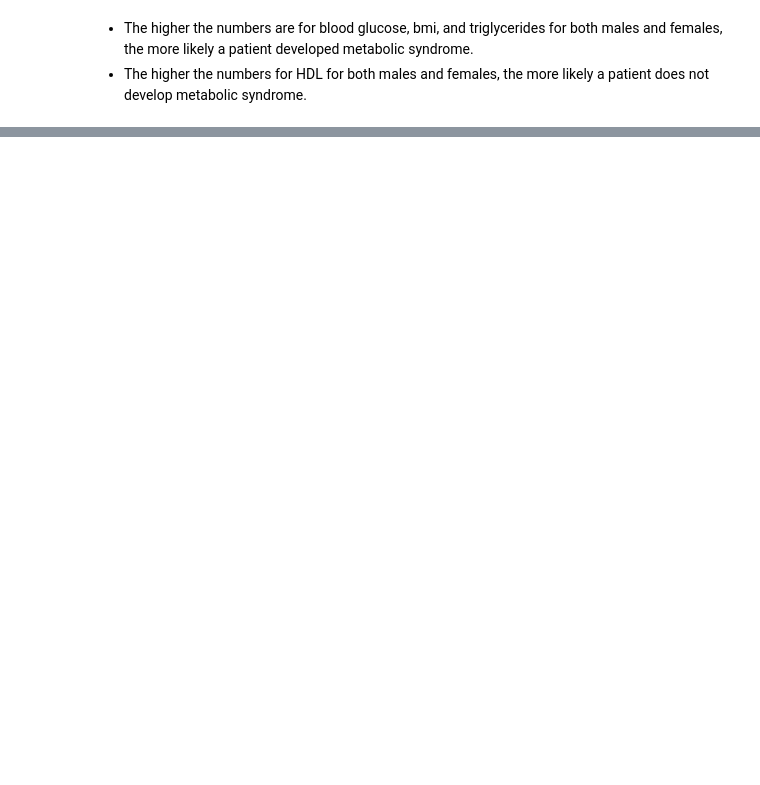
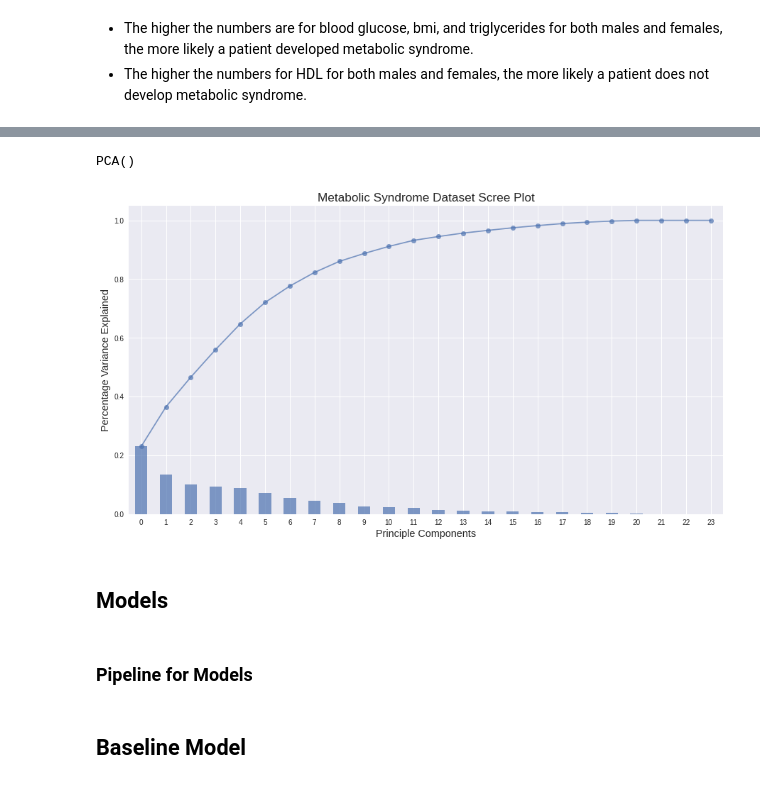
Before and after one commit to Beagan19/Classification-Metabolic-Syndrome-Prediction, a Jupyter notebook: Classification_Metabolic_Syndrome_Predictions.ipynb, the cells around one changed output, grey strips where cells are left out. Drawn from its saved outputs; the diff is of its cells as text; code cells hidden in the pictures; blank space fills up the shorter version.

Commit message:
added ml  models

```diff
--- a/Classification_Metabolic_Syndrome_Predictions.ipynb
+++ b/Classification_Metabolic_Syndrome_Predictions.ipynb
@@ -776,0 +819,4 @@ fig.tight_layout()
+# %%
+# Numeric pipeline
+numeric_pipe = make_pipeline(mean_imputer, scaler)
+numeric_pipe
@@ -776,0 +826,4 @@ fig.tight_layout()
+# %%
+# Categorical pipeline
+categorical_pipe = make_pipeline(const_imputer, ohe)
+categorical_pipe
@@ -776,0 +835,7 @@ fig.tight_layout()
+# %%
+# Tuples for Column Transformer
+number_tuple = (numeric_pipe, num_selector)
+category_tuple = (categorical_pipe, cat_selector)
+# ColumnTransformer
+preprocessor = make_column_transformer(number_tuple, category_tuple, remainder='drop')
+preprocessor
@@ -776,0 +857,32 @@ fig.tight_layout()
+# %%
+# Fit & transform data.
+scaled_df = preprocessor.fit_transform(X)
+pca = PCA()
+pca.fit(scaled_df)
+# %% [output]
+PCA()
+# %%
+plt.style.use("seaborn")
+plt.figure(figsize=(15,8))
+exp_var = pd.Series(pca.explained_variance_ratio_)
+
+exp_var.plot(kind="bar", alpha=0.7) # plot bar chart
+
+# Calculate the amount of variance explained added by each additional component
+total = 0
+var_ls = []
+for x in exp_var:
+    total = total+x
+    var_ls.append(total)
+
+pd.Series(var_ls).plot(marker="o", alpha=0.7) #plot line chart of increasing variances
+plt.xlabel("Principle Components", fontsize="x-large")
+plt.ylabel("Percentage Variance Explained", fontsize="x-large")
+plt.title("Metabolic Syndrome Dataset Scree Plot", fontsize="xx-large")
+plt.show();
+# %% [output]
+[figure, added]
+# %% [markdown]
+## Models
+# %% [markdown]
+### Pipeline for Models
@@ -776,0 +915,2 @@ fig.tight_layout()
+# %% [markdown]
+## Baseline Model
```
Also changed, not shown: parts of 40 cells of this notebook.
